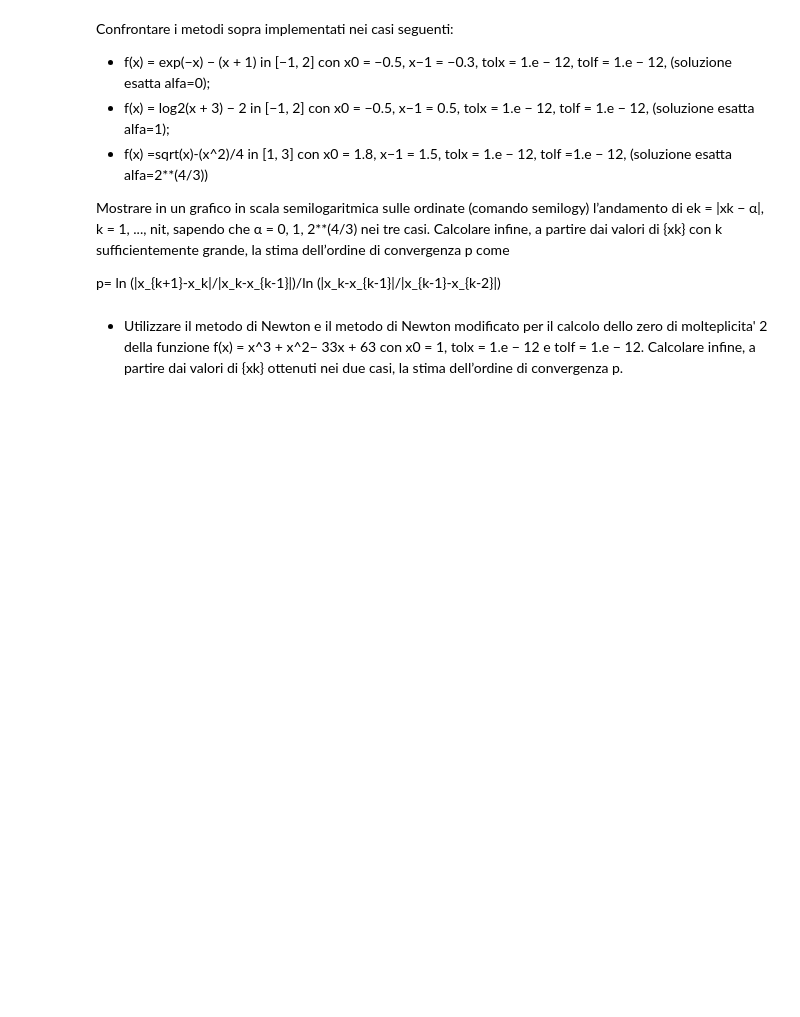
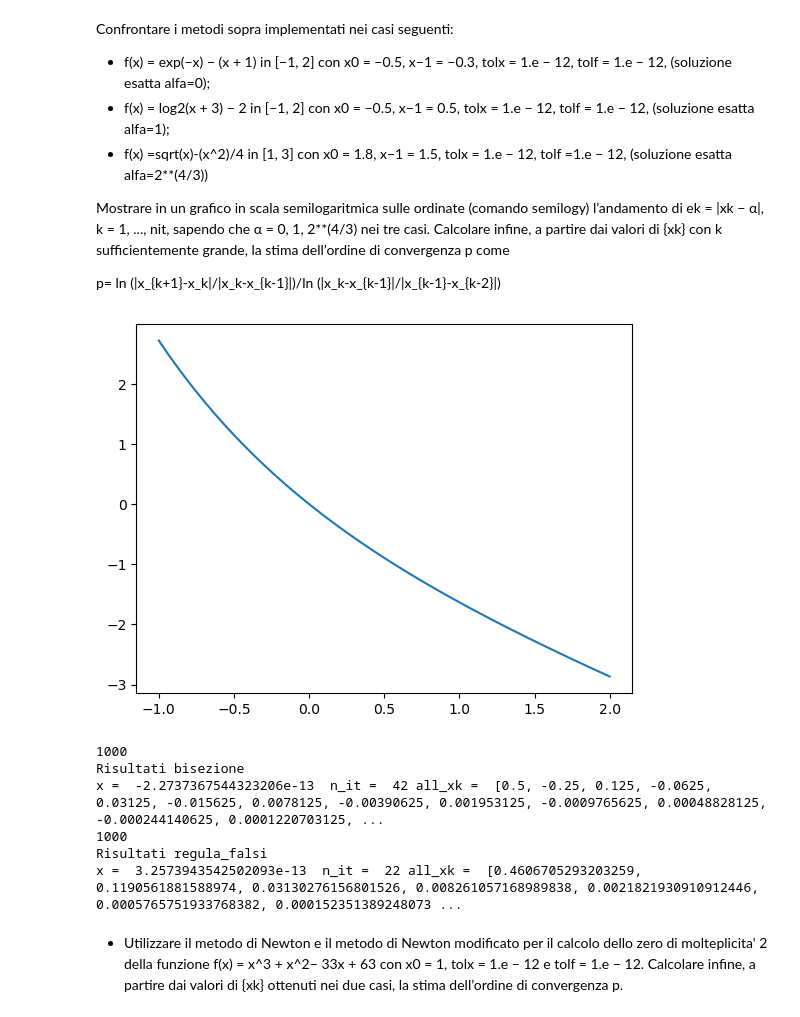
Before and after one commit to Giock24/Metodi-Numerici-Lab, a Jupyter notebook: Lezione 6/Esercitazione_6.ipynb, the cells around one changed output. Saved outputs shown, nothing was run; the diff lists cells and outputs as text; code cells hidden in the pictures; blank space fills up the shorter version.

Commit message:
Finisched algorithm of Bisezione e Regula Falsi

```diff
--- a/Lezione 6/Esercitazione_6.ipynb
+++ b/Lezione 6/Esercitazione_6.ipynb
@@ -81,3 +190,36 @@ p= ln (|x_{k+1}-x_k|/|x_k-x_{k-1}|)/ln (|x_k-x_{k-1}|/|x_{k-1}-x_{k-2}|)
+# %%
+# inizializzazione funzioni
+x = sym.symbols('x')
+f = lambda x : np.exp(-x)-(x+1)
+#f =lambdify(x,fs,np)
+a = -1
+b = 2
+nmax = 1000
+
+x0 = -0.5
+tolx = 1e-12
+tolf = 1e-12
+# tolf serve per controllare la tolleranza rispetto al risultato della funzione
+#(soluzione esatta alfa=0)
+
+xx=np.linspace(a,b,100)
+plt.plot(xx,f(xx))
+plt.show()
+
+x, n_it, all_xk = bisezione(f, a, b, tolx, nmax)
+print("Risultati bisezione")
+print("x = ",x," n_it = ", n_it, "all_xk = ", all_xk)
+x, n_it, all_xk = regula_falsi(f, a, b, tolx, nmax)
+print("Risultati regula_falsi")
+print("x = ",x," n_it = ", n_it, "all_xk = ", all_xk)
+# %% [output]
+[figure, added]
+1000
+Risultati bisezione
+x =  -2.2737367544323206e-13  n_it =  42 all_xk =  [0.5, -0.25, 0.125, -0.0625, 0.03125, -0.015625, 0.0078125, -0.00390625, 0.001953125, -0.0009765625, 0.00048828125, -0.000244140625, 0.0001220703125, ...
+1000
+Risultati regula_falsi
+x =  3.2573943542502093e-13  n_it =  22 all_xk =  [0.4606705293203259, 0.1190561881588974, 0.03130276156801526, 0.008261057168989838, 0.0021821930910912446, 0.0005765751933768382, 0.000152351389248073 ...
 # %%
 def stima_ordine(xk, iterazioni):
     p = []
```
Also changed, not shown: parts of 3 cells of this notebook, 6 other files.
